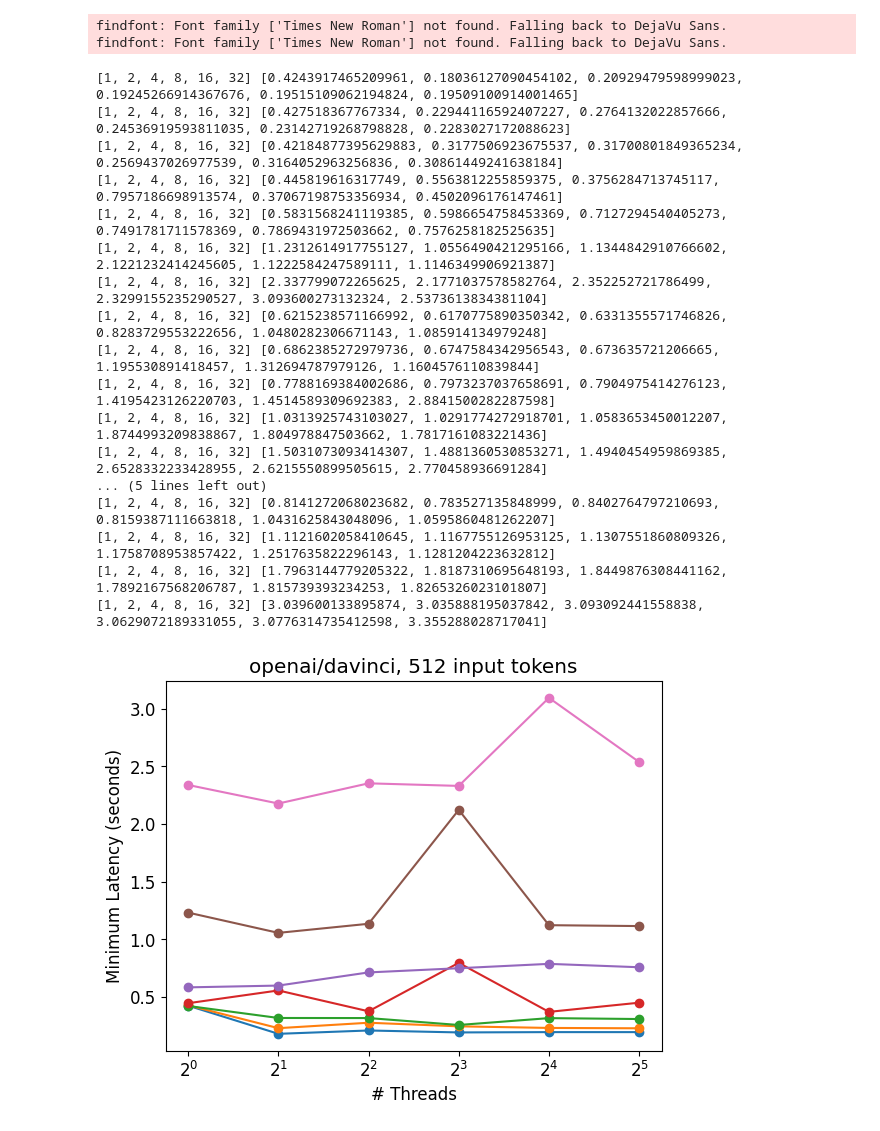
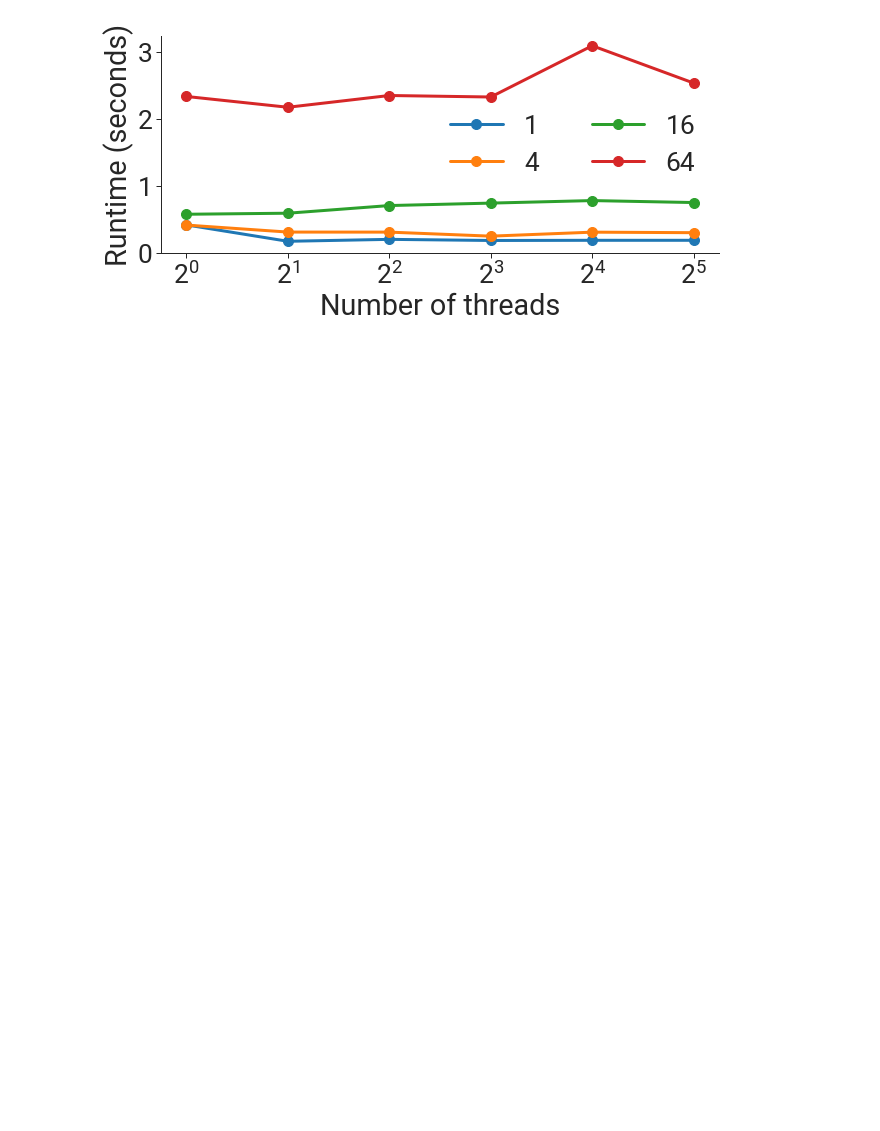
Before and after one commit to stanford-crfm/helm-efficiency, a Jupyter notebook: notebooks/load_vs_latency.ipynb, the cells around one changed output. Saved outputs shown, nothing was run; the diff lists cells and outputs as text; code cells hidden in the pictures; blank space fills up the shorter version.

Commit message:
Update figures

```diff
--- a/notebooks/load_vs_latency.ipynb
+++ b/notebooks/load_vs_latency.ipynb
@@ -5,6 +5,3 @@ import numpy as np
 import os
 import matplotlib.pyplot as plt
 import re
-# %%
-plt.rcParams["font.family"] = "Times New Roman"
-plt.rcParams["font.size"] = 12
@@ -11,5 +37,5 @@ plt.rcParams["font.size"] = 12
 # %%
-RUN_DIR = "/lfs/1/keshav2/benchmarking/benchmark_output/runs"
+RUN_DIR = "../benchmark_output/runs"
 # %%
 def get_per_instance_runtimes(per_instance_metrics):
     runtimes = []
@@ -17,11 +43,11 @@ def get_per_instance_runtimes(per_instance_metrics):
         for metric in values["stats"]:
             if metric["name"]["name"] == "inference_runtime":
                 assert metric["count"] == 1
-                runtimes.append(metric["sum"])
+                runtimes.append(metric["mean"])
     return runtimes
 # %%
 def get_data(api):
-    run_dir = os.path.join(RUN_DIR, f"{api}_load_test")
+    run_dir = os.path.join(RUN_DIR, f"load_test/{api}_load_test")
     data = defaultdict(lambda: defaultdict(lambda: defaultdict(dict)))
     metric_dirs = os.listdir(run_dir)
     tokenizer = "huggingface_gpt2" if api != "ai21" else "ai21_j1"
@@ -51,39 +77,27 @@ def get_data(api):
         data[model][num_input_tokens][num_output_tokens][num_threads] = per_instance_runtimes
     return data
 # %%
+output_dir = "../figures/load_test"
+
 for api in ["openai", "anthropic", "ai21"]:
     data = get_data(api)
     for model in data:
         for num_input_tokens in data[model]:
-            plt.figure()
-            for num_output_tokens in sorted(data[model][num_input_tokens].keys()):
+            plt.figure(figsize=(10, 4))
+            for num_output_tokens in [1, 4, 16, 64]:
                 x = sorted(data[model][num_input_tokens][num_output_tokens].keys())
                 y = [np.min(data[model][num_input_tokens][num_output_tokens][num_threads]) for num_threads in x]
-                print(x, y)
-                plt.plot(x, y, label=f"{num_output_tokens} output token(s)", marker="o")
-            # plt.legend()
+                plt.plot(x, y, label=f"{num_output_tokens}", marker="o")
+            plt.legend(frameon=False, ncol=2)
             plt.xscale("log", base=2)
-            plt.xlabel("# Threads")
-            plt.ylabel("Minimum Latency (seconds)")
-            plt.title(f"{model}, {num_input_tokens} input tokens")
+            plt.xlabel("Number of threads")
+            plt.ylabel("Runtime (seconds)")
+            plt.ylim(0, None)
+
+            sns.despine()
+
+            if output_dir is not None:
+                output_filename = os.path.join(output_dir, api + ".pdf")
+                plt.savefig(output_filename, bbox_inches='tight')
 # %% [output]
-findfont: Font family ['Times New Roman'] not found. Falling back to DejaVu Sans.
-findfont: Font family ['Times New Roman'] not found. Falling back to DejaVu Sans.
-[1, 2, 4, 8, 16, 32] [0.4243917465209961, 0.18036127090454102, 0.20929479598999023, 0.19245266914367676, 0.19515109062194824, 0.19509100914001465]
-[1, 2, 4, 8, 16, 32] [0.427518367767334, 0.22944116592407227, 0.2764132022857666, 0.24536919593811035, 0.23142719268798828, 0.2283027172088623]
-[1, 2, 4, 8, 16, 32] [0.42184877395629883, 0.3177506923675537, 0.31700801849365234, 0.2569437026977539, 0.3164052963256836, 0.30861449241638184]
-[1, 2, 4, 8, 16, 32] [0.445819616317749, 0.5563812255859375, 0.3756284713745117, 0.7957186698913574, 0.37067198753356934, 0.4502096176147461]
-[1, 2, 4, 8, 16, 32] [0.5831568241119385, 0.5986654758453369, 0.7127294540405273, 0.7491781711578369, 0.7869431972503662, 0.7576258182525635]
-[1, 2, 4, 8, 16, 32] [1.2312614917755127, 1.0556490421295166, 1.1344842910766602, 2.1221232414245605, 1.1222584247589111, 1.1146349906921387]
-[1, 2, 4, 8, 16, 32] [2.337799072265625, 2.1771037578582764, 2.352252721786499, 2.3299155235290527, 3.093600273132324, 2.5373613834381104]
-[1, 2, 4, 8, 16, 32] [0.6215238571166992, 0.6170775890350342, 0.6331355571746826, 0.8283729553222656, 1.0480282306671143, 1.085914134979248]
-[1, 2, 4, 8, 16, 32] [0.6862385272979736, 0.6747584342956543, 0.673635721206665, 1.195530891418457, 1.312694787979126, 1.1604576110839844]
-[1, 2, 4, 8, 16, 32] [0.7788169384002686, 0.7973237037658691, 0.7904975414276123, 1.4195423126220703, 1.4514589309692383, 2.8841500282287598]
-[1, 2, 4, 8, 16, 32] [1.0313925743103027, 1.0291774272918701, 1.0583653450012207, 1.8744993209838867, 1.804978847503662, 1.7817161083221436]
-[1, 2, 4, 8, 16, 32] [1.5031073093414307, 1.4881360530853271, 1.4940454959869385, 2.6528332233428955, 2.6215550899505615, 2.770458936691284]
-... (5 lines left out)
-[1, 2, 4, 8, 16, 32] [0.8141272068023682, 0.783527135848999, 0.8402764797210693, 0.8159387111663818, 1.0431625843048096, 1.0595860481262207]
-[1, 2, 4, 8, 16, 32] [1.1121602058410645, 1.1167755126953125, 1.1307551860809326, 1.1758708953857422, 1.2517635822296143, 1.1281204223632812]
-[1, 2, 4, 8, 16, 32] [1.7963144779205322, 1.8187310695648193, 1.8449876308441162, 1.7892167568206787, 1.815739393234253, 1.8265326023101807]
-[1, 2, 4, 8, 16, 32] [3.039600133895874, 3.035888195037842, 3.093092441558838, 3.0629072189331055, 3.0776314735412598, 3.355288028717041]
-[figure, old version]
+[figure, new version]
```
Also changed, not shown: parts of 2 cells of this notebook, 3 other files.
